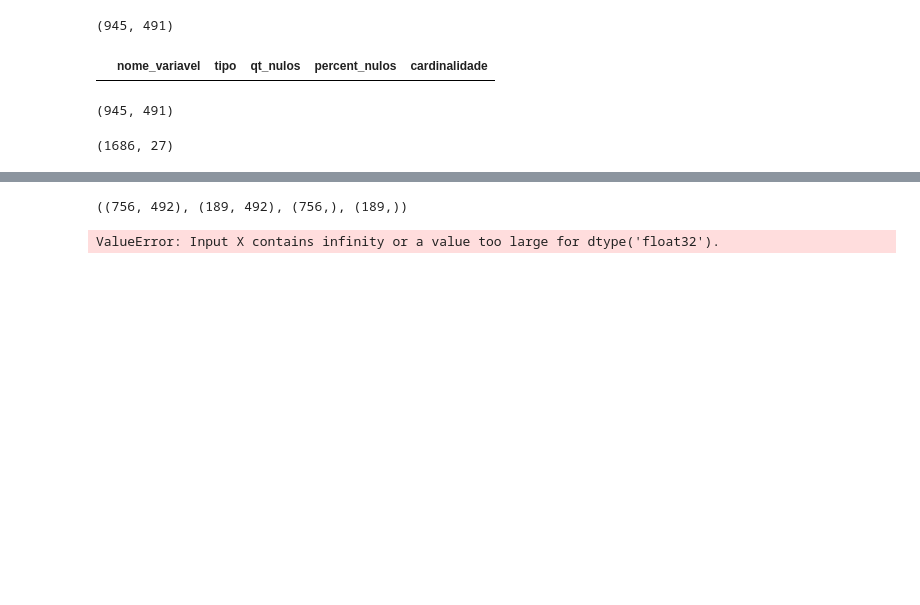
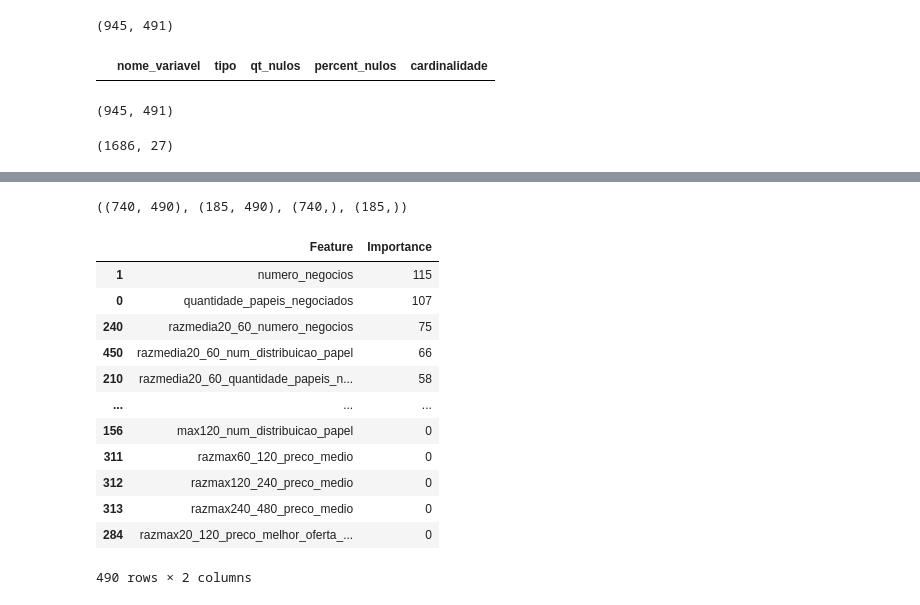
Before and after one commit to MatheusHenriqueDaSilva/data_science, a Jupyter notebook: pro_acoes_2.ipynb, the cells around one changed output, grey strips where cells are left out. Drawn from its saved outputs; the diff is of its cells as text; code cells hidden in the pictures; blank space fills up the shorter version.

```diff
--- a/pro_acoes_2.ipynb
+++ b/pro_acoes_2.ipynb
@@ -222,8 +231,8 @@ data_itub4.shape
 # %% [output]
 (1686, 27)
 # %%
-Lista_dados_pre_trat = data_itub4_clean3.columns
-
+Lista_dados_pre_trat = data_itub4_clean3.iloc[:,:-1].columns
+Lista_dados_pre_trat
 data_all = pd.merge(data_itub4_clean3,data_itub4,how='left')
 
 Lista_dados_pre_trat
@@ -231,6 +240,9 @@ Lista_dados_pre_trat
 joblib.dump(Lista_dados_pre_trat, "Lista_dados_pre_trat.pkl", compress=3)
 Lista_dados_pre_trat_charge = joblib.load('/content/Lista_dados_pre_trat.pkl')
 
-data_all.to_parquet("data_all.parquet", engine="pyarrow", index=False)
-data_all = pd.read_parquet("data_all.parquet", engine="pyarrow").reset_index(drop=True)
+data_all.iloc[len(data_all.iloc[:-20,:]):,:].to_parquet("data_validacao.parquet", engine="pyarrow", index=False)
+data_validacao = pd.read_parquet("data_validacao.parquet", engine="pyarrow").reset_index(drop=True)
+
+data_all.iloc[:-20,:].to_parquet("data_train_test.parquet", engine="pyarrow", index=False)
+data_train_test = pd.read_parquet("data_train_test.parquet", engine="pyarrow").reset_index(drop=True)
 # %%
@@ -244,38 +269,42 @@ d
 # %%
-X_train, X_test, Y_train, Y_test = train_test_split(data_itub4_clean,
-                                                    data_itub4_clean['classificacao'],
+X_train, X_test, Y_train, Y_test = train_test_split(data_train_test[Lista_dados_pre_trat_charge],
+                                                    data_train_test['target'],
                                                     test_size=0.2,
                                                     random_state=42)
 X_train.shape,X_test.shape,Y_train.shape,Y_test.shape
 # %% [output]
-((756, 492), (189, 492), (756,), (189,))
+((740, 490), (185, 490), (740,), (185,))
 # %%
 # FEATURE SELECTION
-from sklearn.ensemble import RandomForestClassifier
+import lightgbm as lgb
 
 X = X_train
 y = Y_train
 
-clf = RandomForestClassifier() # troque aqui qual classificador quer utilizar: GradientBoostingClassifier, DecisionTreeClassifier
-clf.fit(X, y)
+clf = lgb.LGBMRegressor(n_estimators=100, random_state=43, verbose=-1)# troque aqui qual classificador quer utilizar: GradientBoostingClassifier, DecisionTreeClassifier
+clf.fit(X_train, Y_train)
 
 # Obter importância das variáveis
 feature_importances = clf.feature_importances_
 features = pd.DataFrame({
-    'Feature': X.columns,
+    'Feature': X_train.columns,
     'Importance': feature_importances
 })
 
 # Ordenar variáveis por importância
 features = features.sort_values(by='Importance', ascending=False)
 features
-
-predict = clf.predict(X_test)
-
-from sklearn.metrics import accuracy_score, precision_score, recall_score, roc_auc_score, confusion_matrix, classification_report
-
-print(confusion_matrix(Y_test, predict))
-print(accuracy_score(Y_test, predict))
-print(classification_report(Y_test, predict))
 # %% [output]
+|  | Feature | Importance |
+| 1 | numero_negocios | 115 |
+| 0 | quantidade_papeis_negociados | 107 |
+| 240 | razmedia20_60_numero_negocios | 75 |
+| 450 | razmedia20_60_num_distribuicao_papel | 66 |
+| 210 | razmedia20_60_quantidade_papeis_n... | 58 |
+| ... | ... | ... |
+| 156 | max120_num_distribuicao_papel | 0 |
+| 311 | razmax60_120_preco_medio | 0 |
+| 312 | razmax120_240_preco_medio | 0 |
+| 313 | razmax240_480_preco_medio | 0 |
+| 284 | razmax20_120_preco_melhor_oferta_... | 0 |
-ValueError: Input X contains infinity or a value too large for dtype('float32').
+490 rows × 2 columns
```
Also changed, not shown: parts of 6 cells of this notebook.
